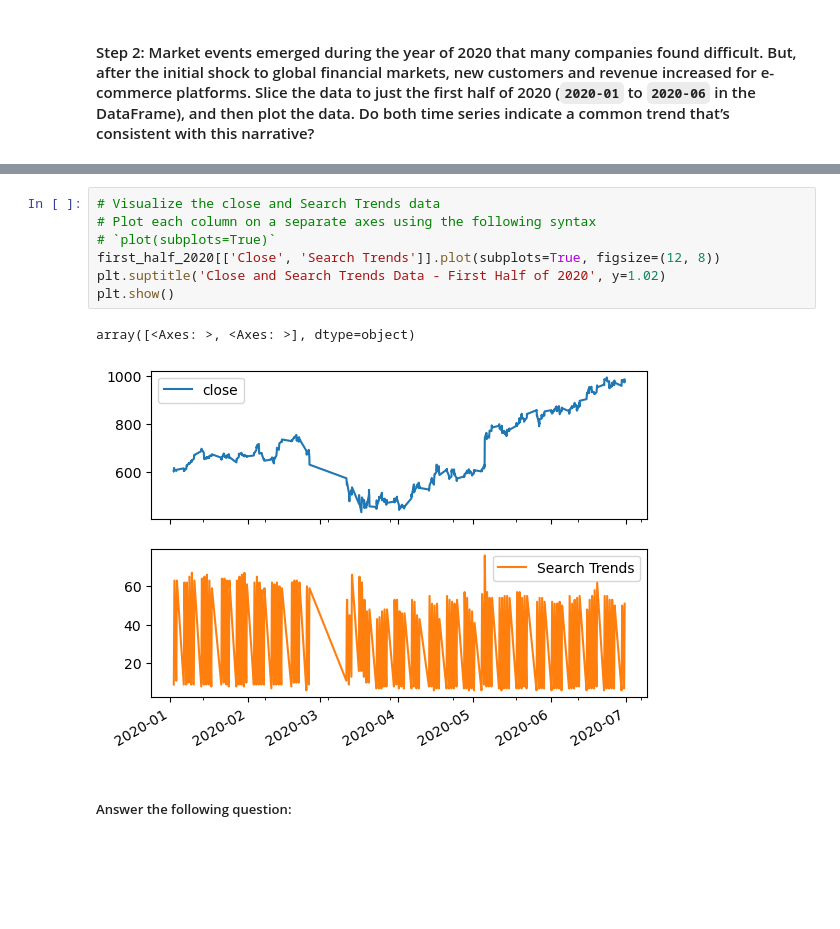
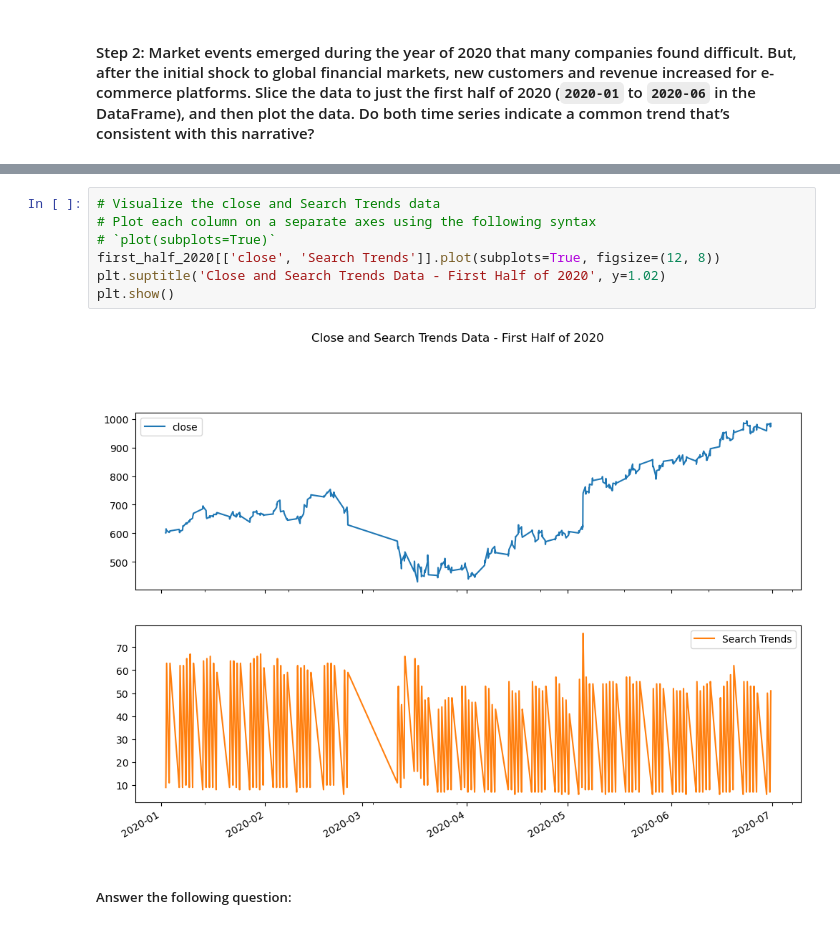
Before and after one commit to McKala1/prophet-challenge, a Jupyter notebook: forecasting_net_prophet.ipynb, the cells around one changed output, grey strips where cells are left out. Saved outputs shown, nothing was run; the diff lists cells and outputs as text; blank space fills up the shorter version.

```diff
--- a/forecasting_net_prophet.ipynb
+++ b/forecasting_net_prophet.ipynb
@@ -354,13 +342,12 @@ print(first_half_2020.tail())
 # %%
 # Visualize the close and Search Trends data
 # Plot each column on a separate axes using the following syntax
 # `plot(subplots=True)`
-first_half_2020[['Close', 'Search Trends']].plot(subplots=True, figsize=(12, 8))
+first_half_2020[['close', 'Search Trends']].plot(subplots=True, figsize=(12, 8))
 plt.suptitle('Close and Search Trends Data - First Half of 2020', y=1.02)
 plt.show()
 # %% [output]
-array([<Axes: >, <Axes: >], dtype=object)
-[figure, old version]
+[figure, new version]
 # %% [markdown]
 ##### Answer the following question:
 # %% [markdown]
```
Also changed, not shown: parts of 6 cells of this notebook.
